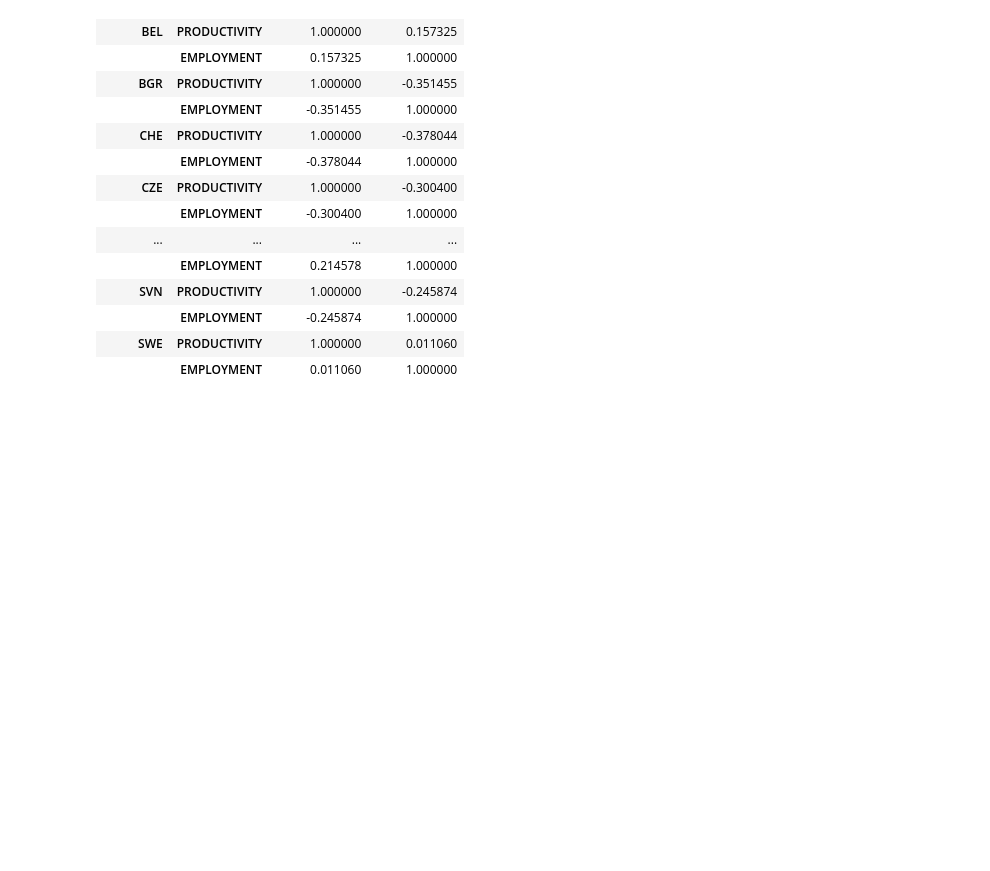
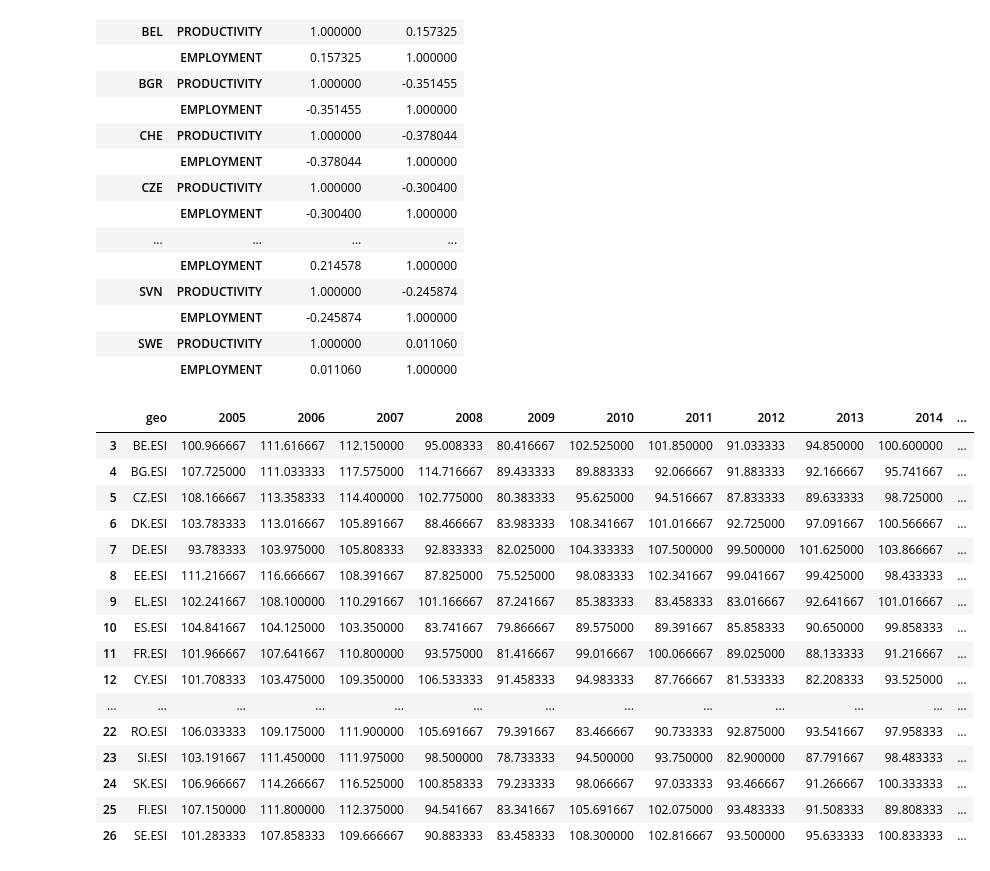
Before and after one commit to JoanneLin168/ADS-European-Productivity, a Jupyter notebook: Notebooks/Employment growth.ipynb, the cells around one changed output. Saved outputs shown, nothing was run; the diff lists cells and outputs as text; code cells hidden in the pictures; blank space fills up the shorter version.

```diff
--- a/Notebooks/Employment growth.ipynb
+++ b/Notebooks/Employment growth.ipynb
@@ -152,0 +144,26 @@ data_pd.groupby('LOCATION')[['PRODUCTIVITY', 'EMPLOYMENT']].corr()
+# %%
+esi_df = esi_df.drop('Month-Year', axis = 1)
+# %%
+esi_df = esi_df.astype(np.float64)
+# %%
+
+esi_df['geo'] = geo
+esi_df['2005'] = esi_df.filter(regex='-05').mean(axis=1)
+esi_df['2006'] = esi_df.filter(regex='-06').mean(axis=1)
+esi_df['2007'] = esi_df.filter(regex='-07').mean(axis=1)
+esi_df['2008'] = esi_df.filter(regex='-08').mean(axis=1)
+esi_df['2009'] = esi_df.filter(regex='-09').mean(axis=1)
+esi_df['2010'] = esi_df.filter(regex='-10').mean(axis=1)
+esi_df['2011'] = esi_df.filter(regex='-11').mean(axis=1)
+esi_df['2012'] = esi_df.filter(regex='-12').mean(axis=1)
+esi_df['2013'] = esi_df.filter(regex='-13').mean(axis=1)
+esi_df['2014'] = esi_df.filter(regex='-14').mean(axis=1)
+esi_df['2015'] = esi_df.filter(regex='-15').mean(axis=1)
+esi_df['2016'] = esi_df.filter(regex='-16').mean(axis=1)
+esi_df['2017'] = esi_df.filter(regex='-17').mean(axis=1)
+esi_df['2018'] = esi_df.filter(regex='-18').mean(axis=1)
+esi_df['2019'] = esi_df.filter(regex='-19').mean(axis=1)
+esi_df['2020'] = esi_df.filter(regex='-20').mean(axis=1)
+esi_df['2021'] = esi_df.filter(regex='-21').mean(axis=1)
+
+esi_df = esi_df[['geo','2005','2006','2007','2008','2009','2010','2011','2012','2013','2014','2015','2016','2017','2018','2019','2020','2021']]
@@ -152,0 +172,20 @@ data_pd.groupby('LOCATION')[['PRODUCTIVITY', 'EMPLOYMENT']].corr()
+# %%
+esi_df
+# %% [output]
+|  | geo | 2005 | 2006 | 2007 | 2008 | 2009 | 2010 | 2011 | 2012 | 2013 | 2014 | ... |
+| 3 | BE.ESI | 100.966667 | 111.616667 | 112.150000 | 95.008333 | 80.416667 | 102.525000 | 101.850000 | 91.033333 | 94.850000 | 100.600000 | ... |
+| 4 | BG.ESI | 107.725000 | 111.033333 | 117.575000 | 114.716667 | 89.433333 | 89.883333 | 92.066667 | 91.883333 | 92.166667 | 95.741667 | ... |
+| 5 | CZ.ESI | 108.166667 | 113.358333 | 114.400000 | 102.775000 | 80.383333 | 95.625000 | 94.516667 | 87.833333 | 89.633333 | 98.725000 | ... |
+| 6 | DK.ESI | 103.783333 | 113.016667 | 105.891667 | 88.466667 | 83.983333 | 108.341667 | 101.016667 | 92.725000 | 97.091667 | 100.566667 | ... |
+| 7 | DE.ESI | 93.783333 | 103.975000 | 105.808333 | 92.833333 | 82.025000 | 104.333333 | 107.500000 | 99.500000 | 101.625000 | 103.866667 | ... |
+| 8 | EE.ESI | 111.216667 | 116.666667 | 108.391667 | 87.825000 | 75.525000 | 98.083333 | 102.341667 | 99.041667 | 99.425000 | 98.433333 | ... |
+| 9 | EL.ESI | 102.241667 | 108.100000 | 110.291667 | 101.166667 | 87.241667 | 85.383333 | 83.458333 | 83.016667 | 92.641667 | 101.016667 | ... |
+| 10 | ES.ESI | 104.841667 | 104.125000 | 103.350000 | 83.741667 | 79.866667 | 89.575000 | 89.391667 | 85.858333 | 90.650000 | 99.858333 | ... |
+| 11 | FR.ESI | 101.966667 | 107.641667 | 110.800000 | 93.575000 | 81.416667 | 99.016667 | 100.066667 | 89.025000 | 88.133333 | 91.216667 | ... |
+| 12 | CY.ESI | 101.708333 | 103.475000 | 109.350000 | 106.533333 | 91.458333 | 94.983333 | 87.766667 | 81.533333 | 82.208333 | 93.525000 | ... |
+| ... | ... | ... | ... | ... | ... | ... | ... | ... | ... | ... | ... | ... |
+| 22 | RO.ESI | 106.033333 | 109.175000 | 111.900000 | 105.691667 | 79.391667 | 83.466667 | 90.733333 | 92.875000 | 93.541667 | 97.958333 | ... |
+| 23 | SI.ESI | 103.191667 | 111.450000 | 111.975000 | 98.500000 | 78.733333 | 94.500000 | 93.750000 | 82.900000 | 87.791667 | 98.483333 | ... |
+| 24 | SK.ESI | 106.966667 | 114.266667 | 116.525000 | 100.858333 | 79.233333 | 98.066667 | 97.033333 | 93.466667 | 91.266667 | 100.333333 | ... |
+| 25 | FI.ESI | 107.150000 | 111.800000 | 112.375000 | 94.541667 | 83.341667 | 105.691667 | 102.075000 | 93.483333 | 91.508333 | 89.808333 | ... |
+| 26 | SE.ESI | 101.283333 | 107.858333 | 109.666667 | 90.883333 | 83.458333 | 108.300000 | 102.816667 | 93.500000 | 95.633333 | 100.833333 | ... |
```
Also changed, not shown: parts of 16 cells of this notebook, 1 other file.
